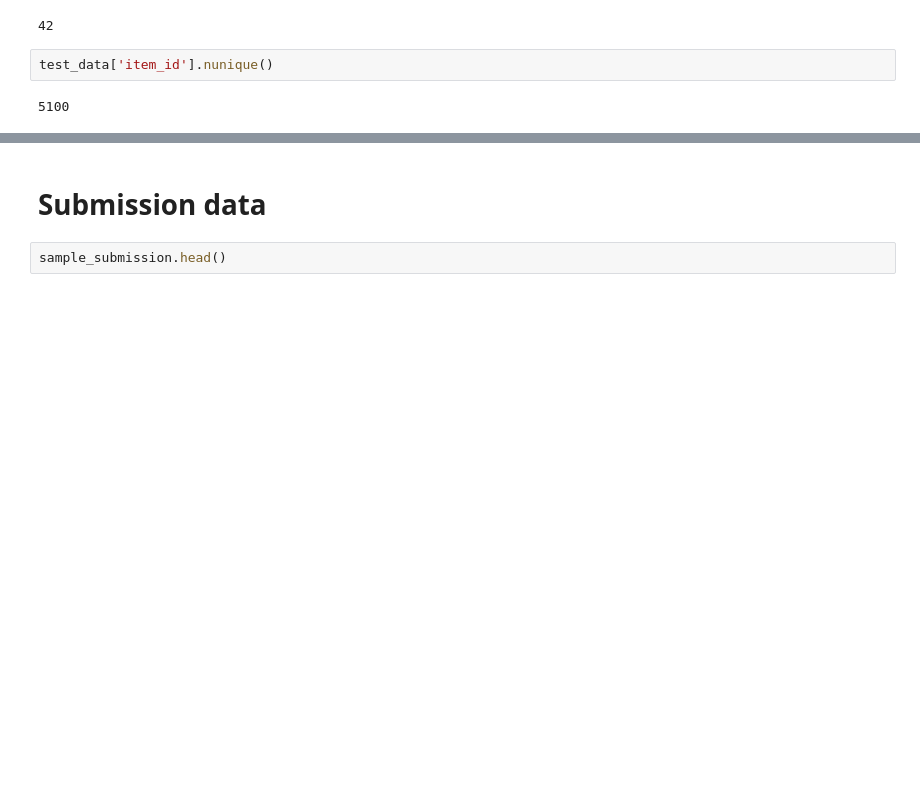
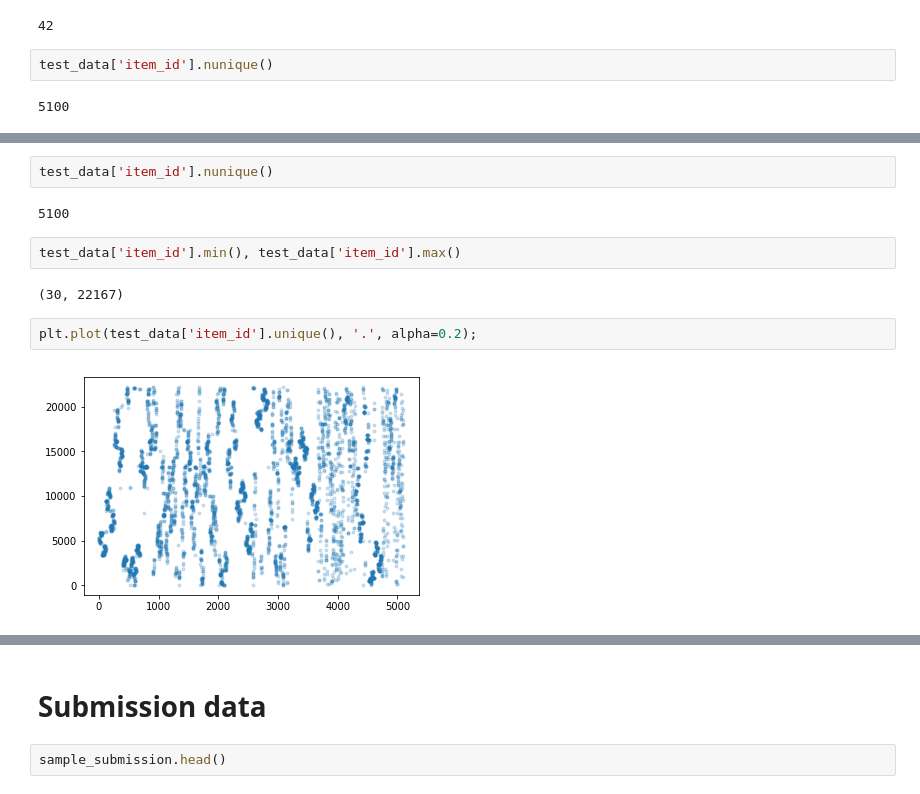
Before and after one commit to JojoYY/Coursera_Kaggle_Project, a Jupyter notebook: EDA_separate_data.ipynb, the cells around one changed output, grey strips where cells are left out. Saved outputs shown, nothing was run; the diff lists cells and outputs as text; blank space fills up the shorter version.

Commit message:
added path variable for data loading, and explored ids

```diff
--- a/EDA_separate_data.ipynb
+++ b/EDA_separate_data.ipynb
@@ -419,0 +609,12 @@ test_data['item_id'].nunique()
+# %%
+test_data['item_id'].nunique()
+# %% [output]
+5100
+# %%
+test_data['item_id'].min(), test_data['item_id'].max()
+# %% [output]
+(30, 22167)
+# %%
+plt.plot(test_data['item_id'].unique(), '.', alpha=0.2);
+# %% [output]
+[figure, added]
```
Also changed, not shown: parts of 41 cells of this notebook, 1 other file.
